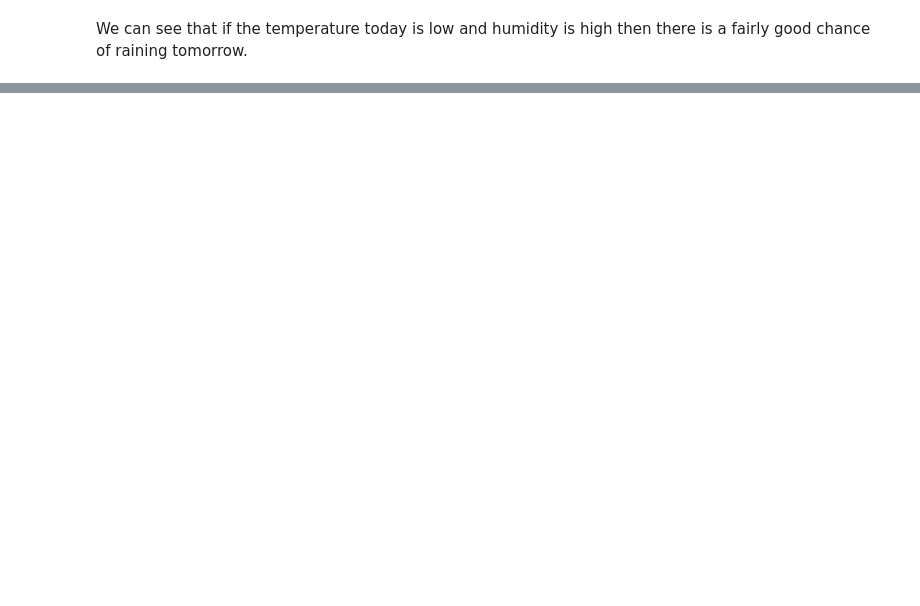
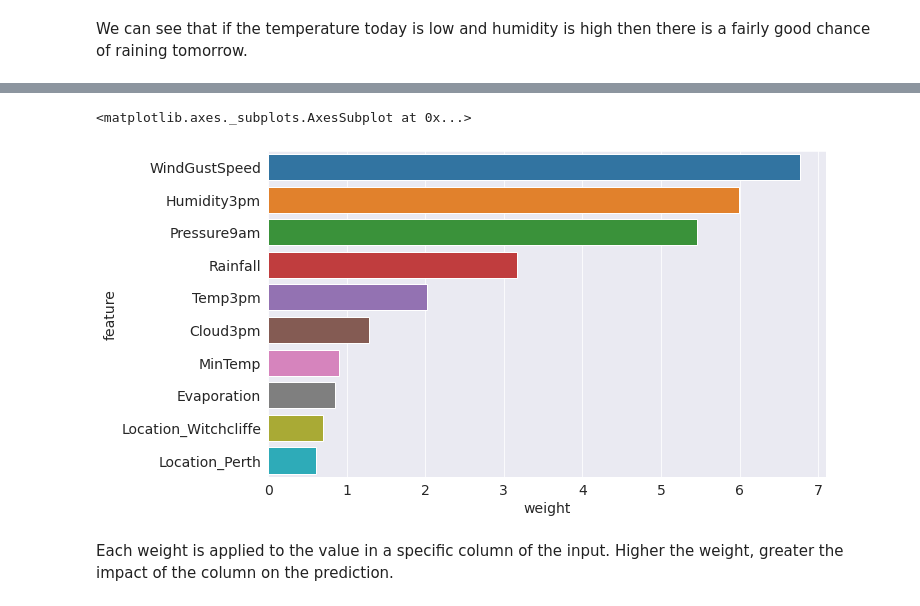
Before and after one commit to Kaushik896/Project_Logistic_Regression_Ranom_Forest, a Jupyter notebook: Logistic_Regression.ipynb, the cells around one changed output, grey strips where cells are left out. Saved outputs shown, nothing was run; the diff lists cells and outputs as text; code cells hidden in the pictures; blank space fills up the shorter version.

```diff
--- a/Logistic_Regression.ipynb
+++ b/Logistic_Regression.ipynb
@@ -103,0 +236,9 @@ We can see that if the temperature today is low and humidity is high then there
+# %%
+encoded_cols = list(encoder.get_feature_names_out(categorical_cols))
+print(encoded_cols)
+# %%
+# to perform the encoding, we use the `transform` method of encoder.
+
+train_inputs[encoded_cols] =  encoder.transform(train_inputs[categorical_cols])
+val_inputs[encoded_cols] =  encoder.transform(val_inputs[categorical_cols])
+test_inputs[encoded_cols] =  encoder.transform(test_inputs[categorical_cols])
@@ -103,0 +259,4 @@ We can see that if the temperature today is low and humidity is high then there
+# %%
+train_targets = pd.DataFrame(train_targets)
+val_targets = pd.DataFrame(val_targets)
+test_targets = pd.DataFrame(test_targets)
@@ -103,0 +281,19 @@ We can see that if the temperature today is low and humidity is high then there
+# %%
+model = LogisticRegression(solver = 'liblinear')
+model.fit(train_inputs[numeric_cols + encoded_cols], train_targets)
+# The targets can be categorical but the inputs cannot be categorical
+# %%
+weight_df = pd.DataFrame({
+    'feature': numeric_cols + encoded_cols,
+    'weight' : model.coef_.tolist()[0]
+})
+import seaborn as sns
+import matplotlib.pyplot as plt
+
+#plt.figure(figsize = (10,50))
+sns.barplot(data = weight_df.sort_values('weight', ascending = False).head(10), x = 'weight', y = 'feature')
+# %% [output]
+<matplotlib.axes._subplots.AxesSubplot at 0x...>
+[figure, added]
+# %% [markdown]
+Each weight is applied to the value in a specific column of the input. Higher the weight, greater the impact of the column on the prediction.
```
Also changed, not shown: parts of 23 cells of this notebook.
